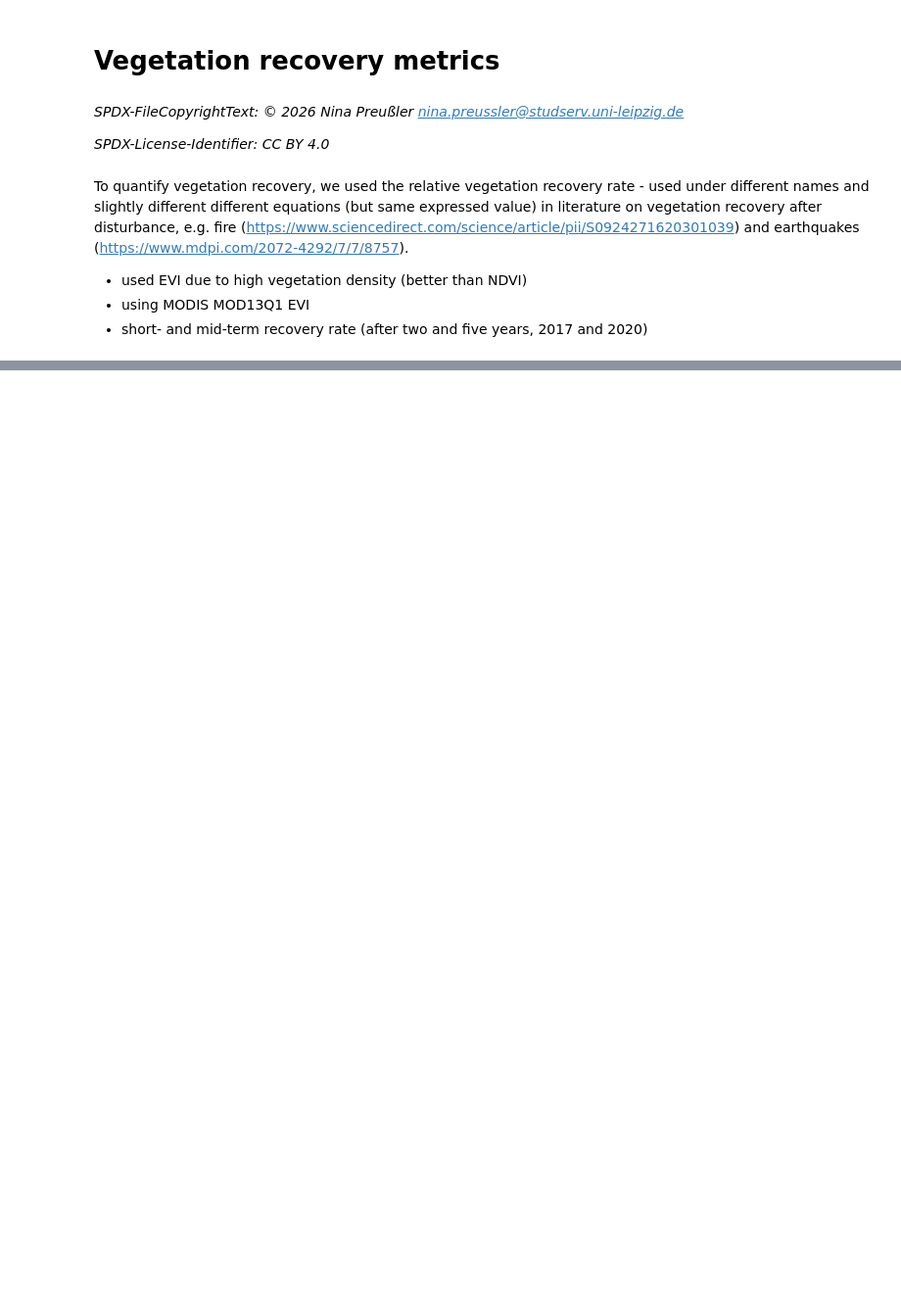
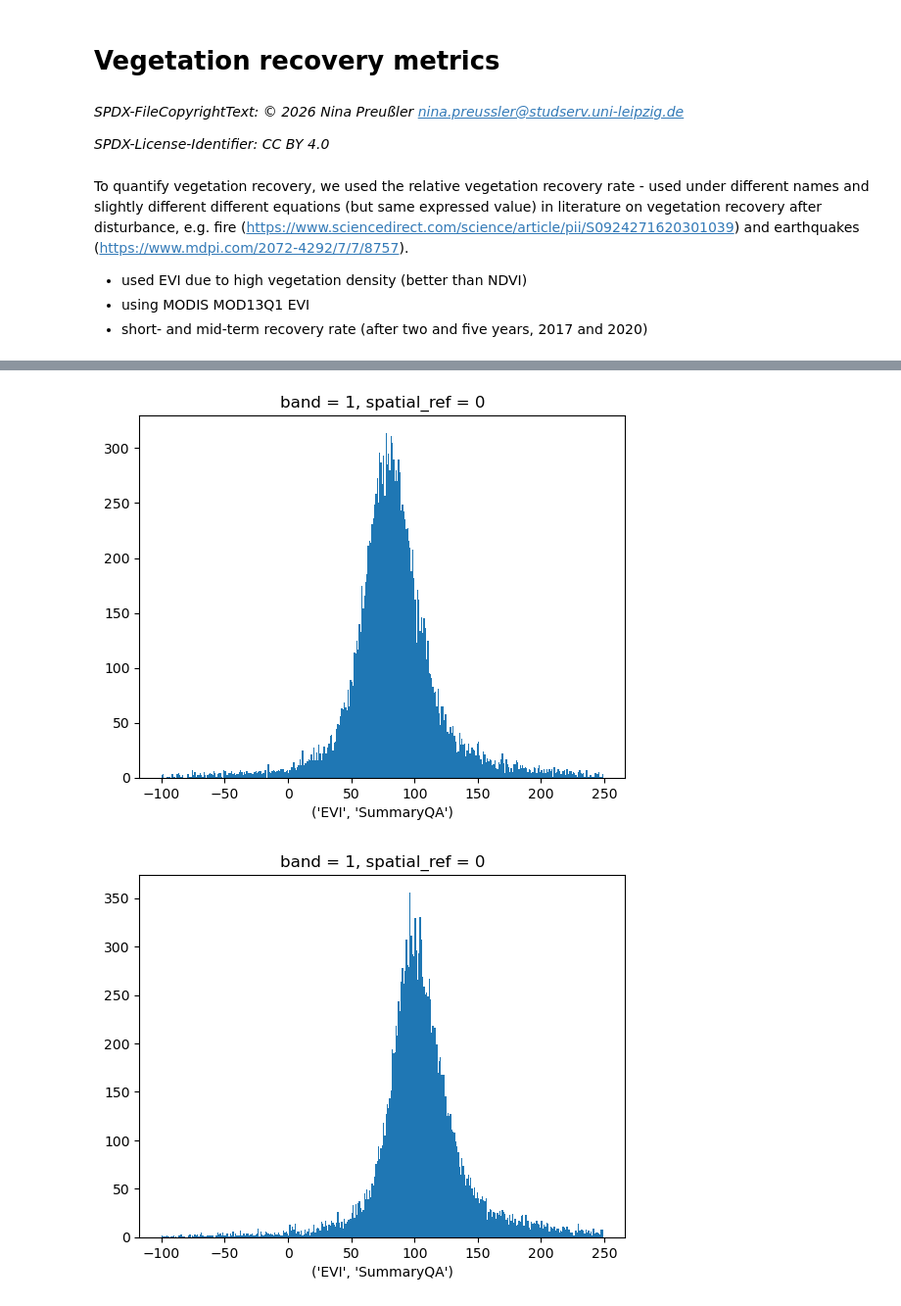
Before and after one commit to ninorp55/tropical-peat-post-fire-vegetation-recovery, a Jupyter notebook: 2_vegetation_recovery_metrics.ipynb, the cells around one changed output, grey strips where cells are left out. Shown at 98% size. Saved outputs shown, nothing was run; the diff lists cells and outputs as text; code cells hidden in the pictures; blank space fills up the shorter version.

Commit message:
redid recovery metric calculation

```diff
--- a/2_vegetation_recovery_metrics.ipynb
+++ b/2_vegetation_recovery_metrics.ipynb
@@ -23,0 +98,14 @@ import matplotlib.pyplot as plt
+# %%
+# compute recovery metrics
+for year in ['2017', '2020']:
+    merged_evis[f'recovery_rate_{year}'] = (merged_evis[f'evi_{year}'] - merged_evis.evi_post) / (merged_evis.evi_pre - merged_evis.evi_post) * 100
+# %%
+# plot distribution
+merged_evis.recovery_rate_2017.plot.hist(bins=np.arange(-100,250,1))
+plt.show()
+
+merged_evis.recovery_rate_2020.plot.hist(bins=np.arange(-100,250,1))
+plt.show()
+# %% [output]
+[figure, added]
+[figure, added]
```
Also changed, not shown: parts of 10 cells of this notebook.
